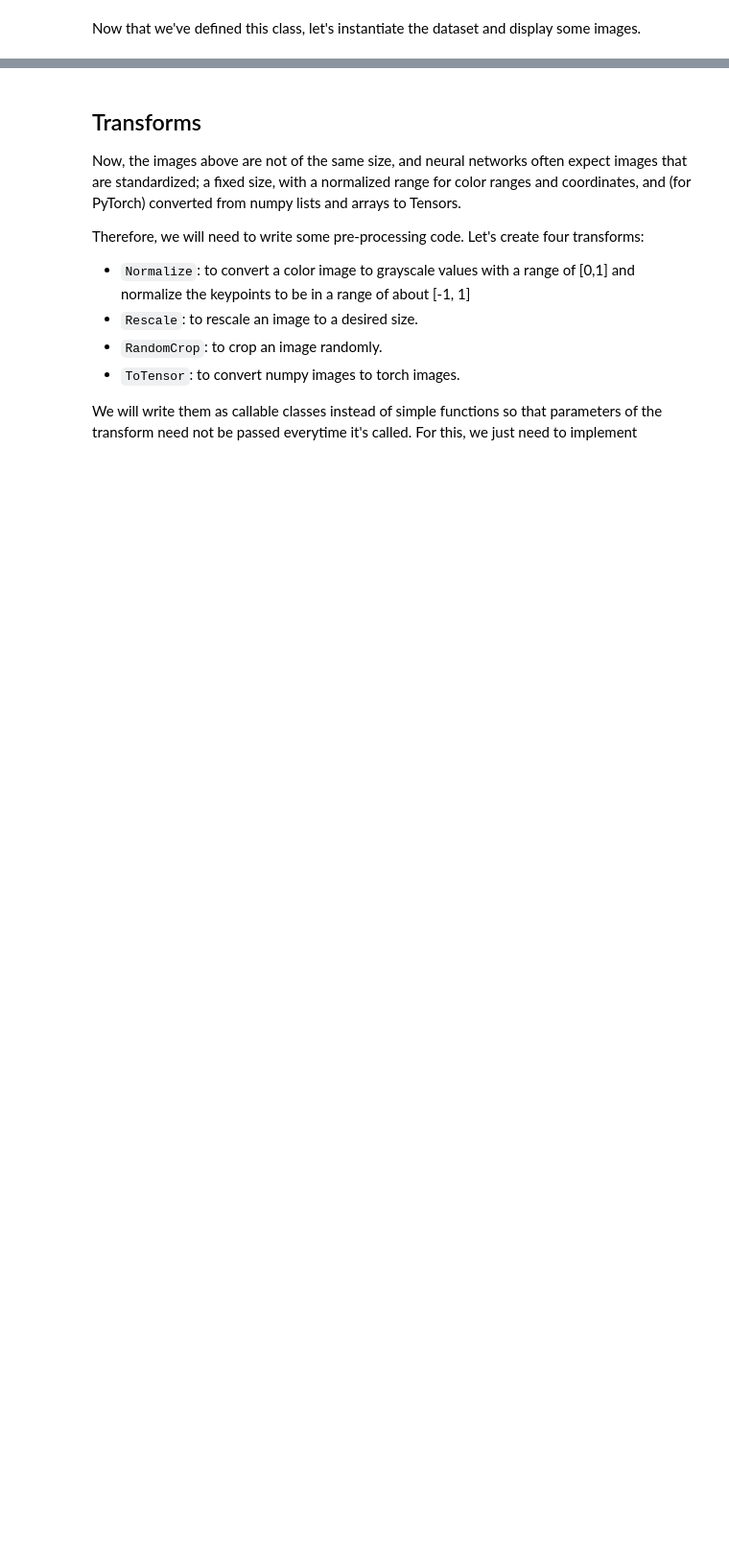
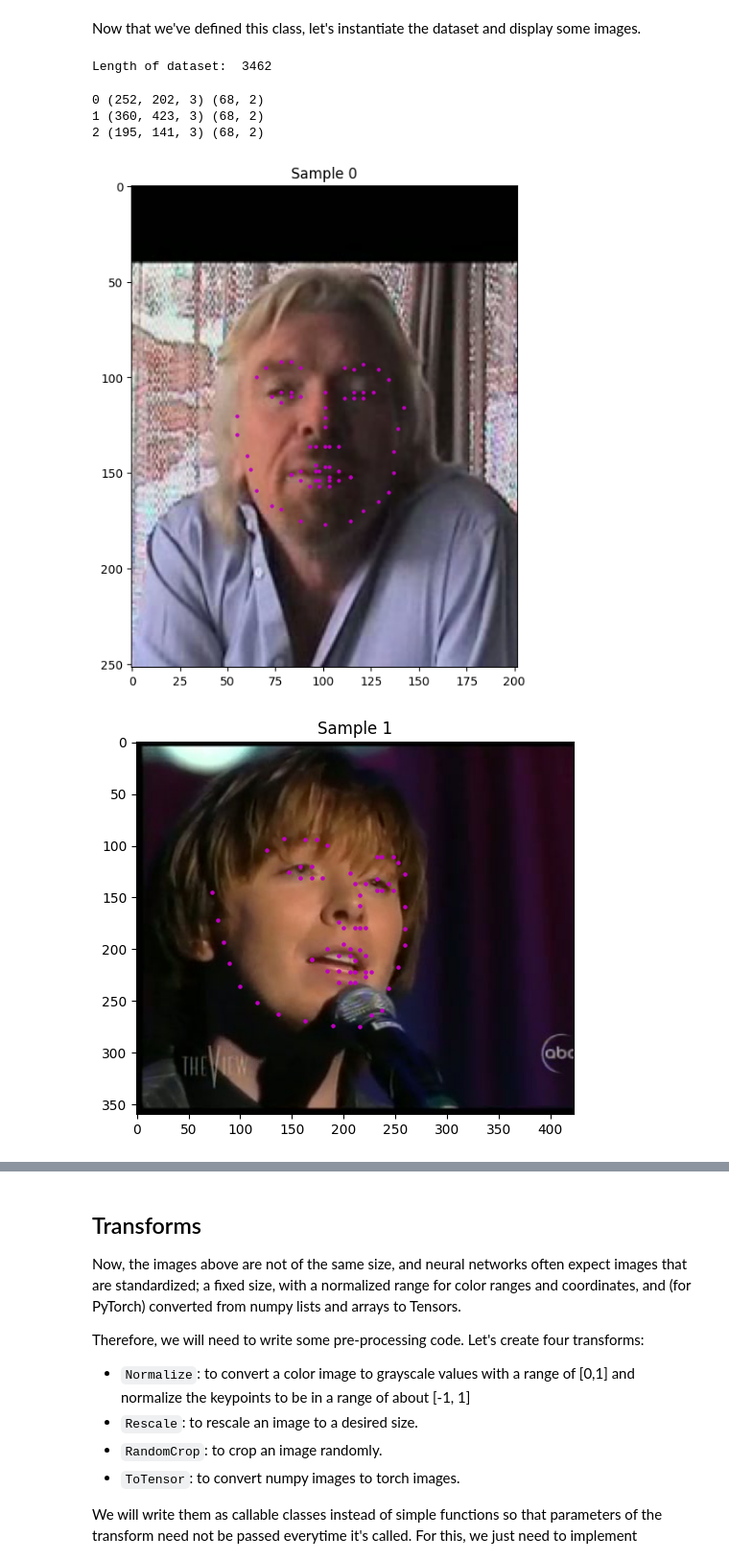
Before and after one commit to damiansp/cpu_vis, a Jupyter notebook: udacity/computer_vis_nano/computer_vision/project/1_load_and_visualize_data.ipynb, the cells around one changed output, grey strips where cells are left out. Shown at 96% size. Drawn from its saved outputs; the diff is of its cells as text; code cells hidden in the pictures; blank space fills up the shorter version.

```diff
--- a/udacity/computer_vis_nano/computer_vision/project/1_load_and_visualize_data.ipynb
+++ b/udacity/computer_vis_nano/computer_vision/project/1_load_and_visualize_data.ipynb
@@ -159,30 +175,25 @@ class FacialKeypointsDataset(Dataset):
 # %% [markdown]
 Now that we've defined this class, let's instantiate the dataset and display some images.
 # %%
-# Construct the dataset
-face_dataset = FacialKeypointsDataset(csv_file='/workspace/data/training_frames_keypoints.csv',
-                                      root_dir='/workspace/data/training/')
-
-# print some stats about the dataset
+face_dataset = FacialKeypointsDataset(
+    csv_file=f'{DATA}/training_frames_keypoints.csv',
+    root_dir=f'{DATA}/training/')
 print('Length of dataset: ', len(face_dataset))
+# %% [output]
+Length of dataset:  3462
 # %%
-# Display a few of the images from the dataset
-num_to_display = 3
-
-for i in range(num_to_display):
-
-    # define the size of images
-    fig = plt.figure(figsize=(20,10))
-
-    # randomly select a sample
+n_to_display = 3
+for i in range(n_to_display):
+    fig = plt.figure(figsize=(20, 10))
     rand_i = np.random.randint(0, len(face_dataset))
     sample = face_dataset[rand_i]
-
-    # print the shape of the image and keypoints
     print(i, sample['image'].shape, sample['keypoints'].shape)
-
-    ax = plt.subplot(1, num_to_display, i + 1)
-    ax.set_title('Sample #{}'.format(i))
-
-    # Using the same display function, defined earlier
+    ax = plt.subplot(1, n_to_display, i + 1)
+    ax.set_title(f'Sample {i}')
     show_keypoints(sample['image'], sample['keypoints'])
+# %% [output]
+0 (252, 202, 3) (68, 2)
+1 (360, 423, 3) (68, 2)
+2 (195, 141, 3) (68, 2)
+[figure, added]
+[figure, added]
```
Also changed, not shown: parts of 20 cells of this notebook, 1 other file.
